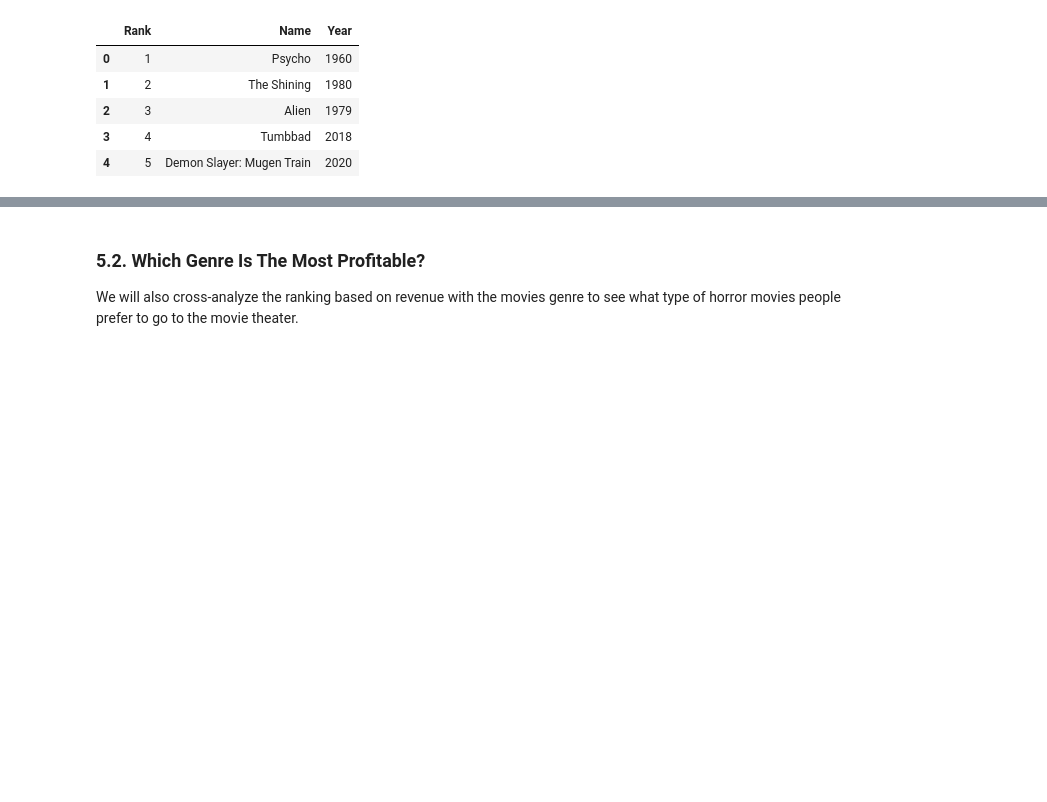
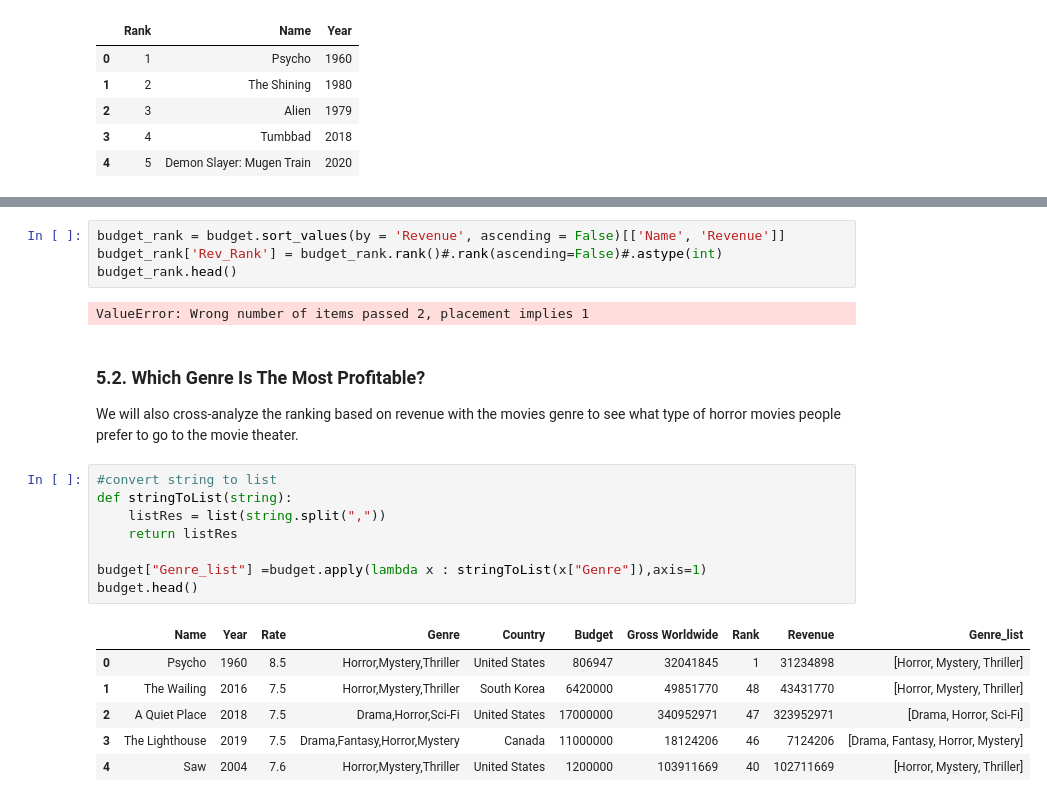
Before and after one commit to tl3472/GA4003-HorrorFilms, a Jupyter notebook: Horror Film Report.ipynb, the cells around one changed output, grey strips where cells are left out. Saved outputs shown, nothing was run; the diff lists cells and outputs as text; blank space fills up the shorter version.

```diff
--- a/Horror Film Report.ipynb
+++ b/Horror Film Report.ipynb
@@ -343,3 +316,24 @@ budget.sort_values(by = 'revenue', ascending = False).head(20)
+# %%
+budget_rank = budget.sort_values(by = 'Revenue', ascending = False)[['Name', 'Revenue']]
+budget_rank['Rev_Rank'] = budget_rank.rank()#.rank(ascending=False)#.astype(int)
+budget_rank.head()
+# %% [output]
+ValueError: Wrong number of items passed 2, placement implies 1
 # %% [markdown]
 ### 5.2. Which Genre Is The Most Profitable?
 We will also cross-analyze the ranking based on revenue with the movies genre to see what type of horror movies people prefer to go to the movie theater.
+# %%
+#convert string to list
+def stringToList(string):
+    listRes = list(string.split(","))
+    return listRes
+
+budget["Genre_list"] =budget.apply(lambda x : stringToList(x["Genre"]),axis=1)
+budget.head()
+# %% [output]
+|  | Name | Year | Rate | Genre | Country | Budget | Gross Worldwide | Rank | Revenue | Genre_list |
+| 0 | Psycho | 1960 | 8.5 | Horror,Mystery,Thriller | United States | 806947 | 32041845 | 1 | 31234898 | [Horror, Mystery, Thriller] |
+| 1 | The Wailing | 2016 | 7.5 | Horror,Mystery,Thriller | South Korea | 6420000 | 49851770 | 48 | 43431770 | [Horror, Mystery, Thriller] |
+| 2 | A Quiet Place | 2018 | 7.5 | Drama,Horror,Sci-Fi | United States | 17000000 | 340952971 | 47 | 323952971 | [Drama, Horror, Sci-Fi] |
+| 3 | The Lighthouse | 2019 | 7.5 | Drama,Fantasy,Horror,Mystery | Canada | 11000000 | 18124206 | 46 | 7124206 | [Drama, Fantasy, Horror, Mystery] |
+| 4 | Saw | 2004 | 7.6 | Horror,Mystery,Thriller | United States | 1200000 | 103911669 | 40 | 102711669 | [Horror, Mystery, Thriller] |
```
Also changed, not shown: parts of 4 cells of this notebook.
